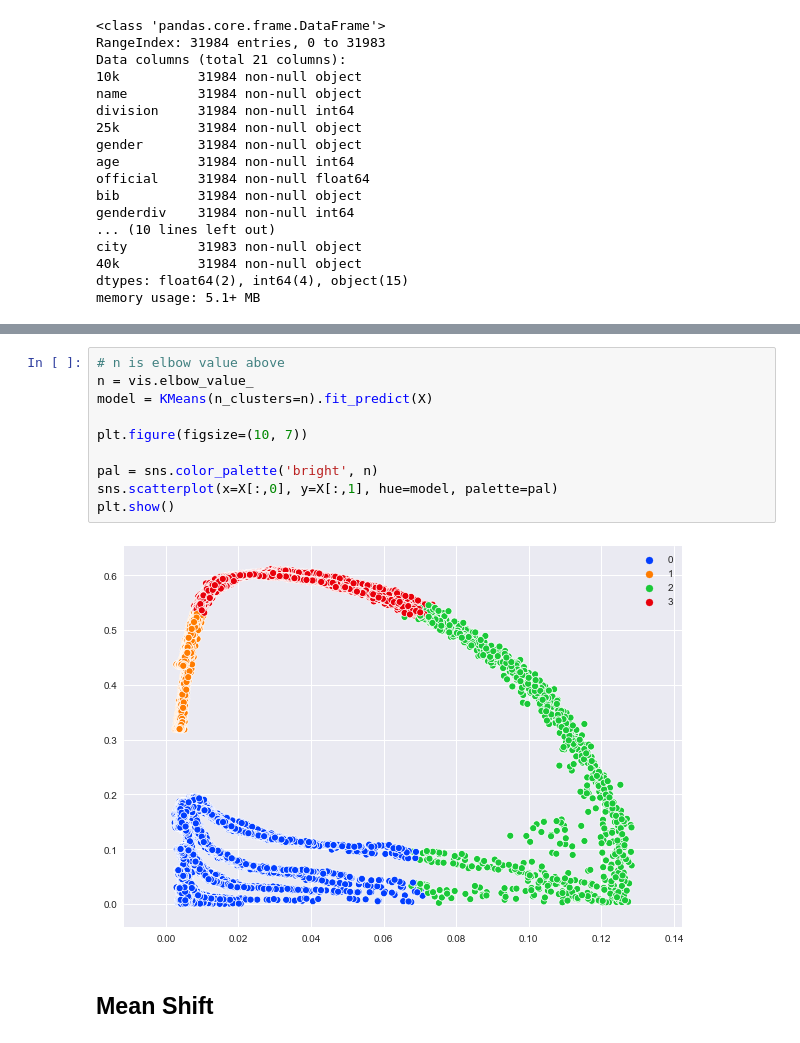
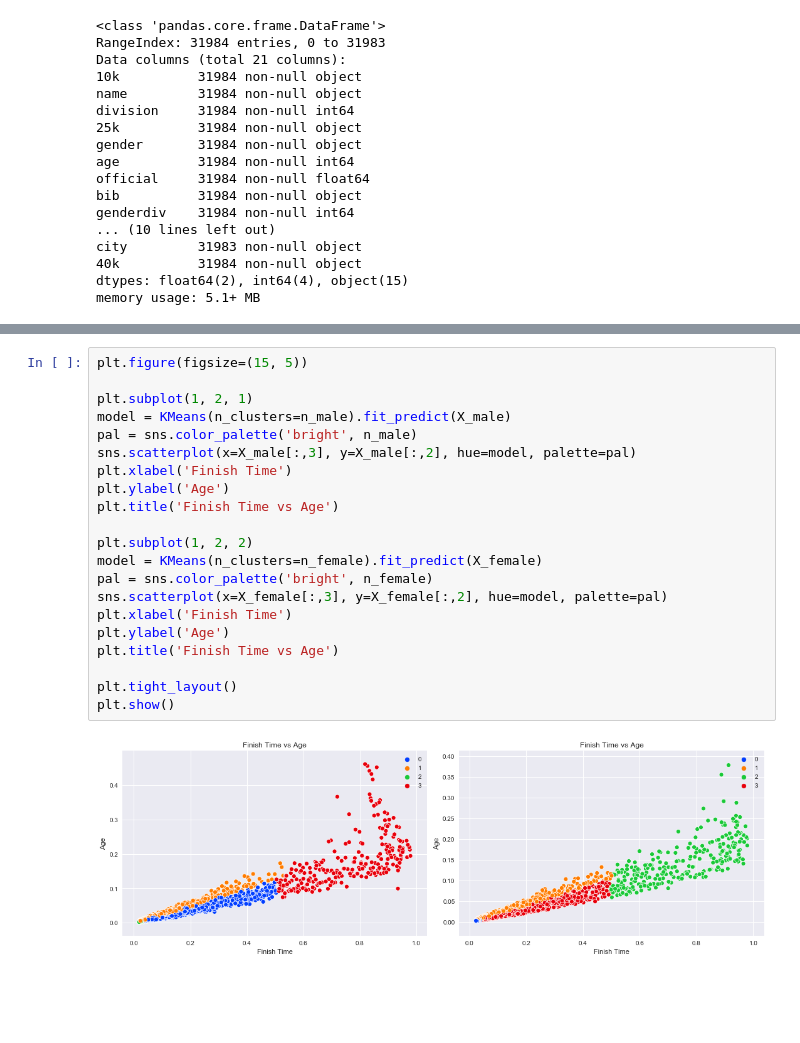
Before and after one commit to andrewab981/Thinkful, a Jupyter notebook: Module 30/30.4 Boston Marathon Challenge.ipynb, the cells around one changed output, grey strips where cells are left out. Drawn from its saved outputs; the diff is of its cells as text; blank space fills up the shorter version.

```diff
--- a/Module 30/30.4 Boston Marathon Challenge.ipynb
+++ b/Module 30/30.4 Boston Marathon Challenge.ipynb
@@ -173,14 +183,23 @@ plt.show()
-# %%
-# n is elbow value above
-n = vis.elbow_value_
-model = KMeans(n_clusters=n).fit_predict(X)
-
-plt.figure(figsize=(10, 7))
-
-pal = sns.color_palette('bright', n)
-sns.scatterplot(x=X[:,0], y=X[:,1], hue=model, palette=pal)
-plt.show()
-# %% [output]
-[figure, removed]
-# %% [markdown]
-## Mean Shift
+# %%
+plt.figure(figsize=(15, 5))
+
+plt.subplot(1, 2, 1)
+model = KMeans(n_clusters=n_male).fit_predict(X_male)
+pal = sns.color_palette('bright', n_male)
+sns.scatterplot(x=X_male[:,3], y=X_male[:,2], hue=model, palette=pal)
+plt.xlabel('Finish Time')
+plt.ylabel('Age')
+plt.title('Finish Time vs Age')
+
+plt.subplot(1, 2, 2)
+model = KMeans(n_clusters=n_female).fit_predict(X_female)
+pal = sns.color_palette('bright', n_female)
+sns.scatterplot(x=X_female[:,3], y=X_female[:,2], hue=model, palette=pal)
+plt.xlabel('Finish Time')
+plt.ylabel('Age')
+plt.title('Finish Time vs Age')
+
+plt.tight_layout()
+plt.show()
+# %% [output]
+[figure, added]
```
Also changed, not shown: parts of 20 cells of this notebook.
